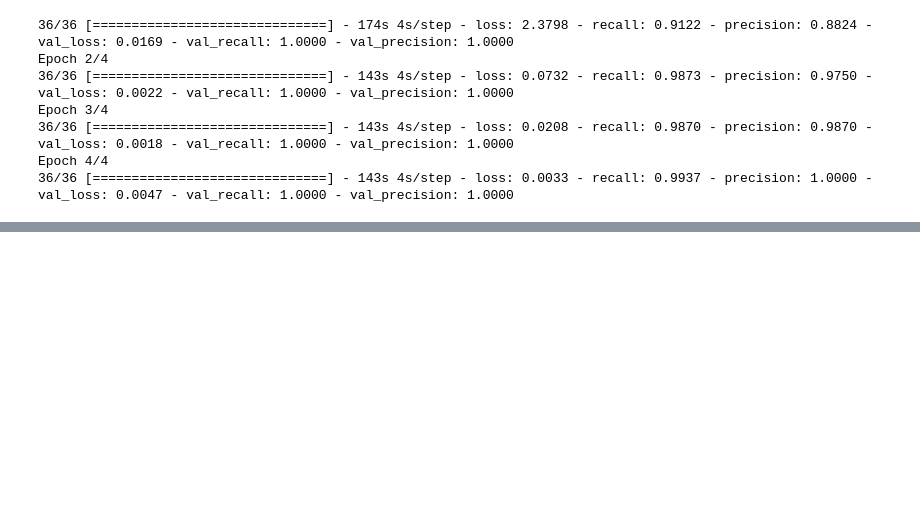
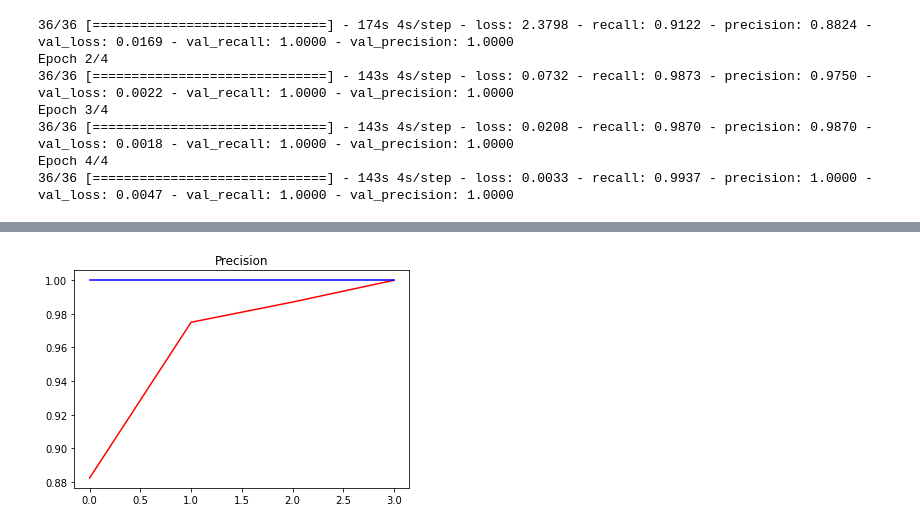
Before and after one commit to rohan-singh987/BirdCallClasifier, a Jupyter notebook: birdsCallClassifier.ipynb, the cells around one changed output, grey strips where cells are left out. Cells and saved outputs as stored; diff of their text form; code cells hidden in the pictures; blank space fills up the shorter version.

```diff
--- a/birdsCallClassifier.ipynb
+++ b/birdsCallClassifier.ipynb
@@ -225,0 +235,7 @@ Epoch 4/4
+# %%
+plt.title('Precision')
+plt.plot(hist.history['precision'], 'r')
+plt.plot(hist.history['val_precision'], 'b')
+plt.show()
+# %% [output]
+[figure, added]
```
Also changed, not shown: parts of 3 cells of this notebook.
